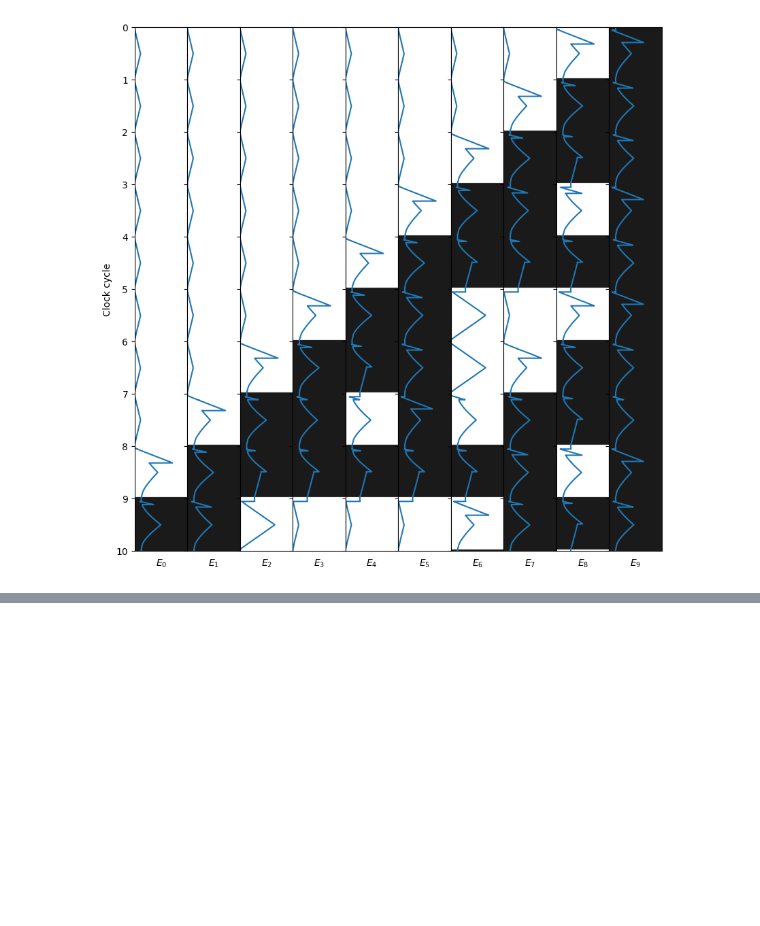
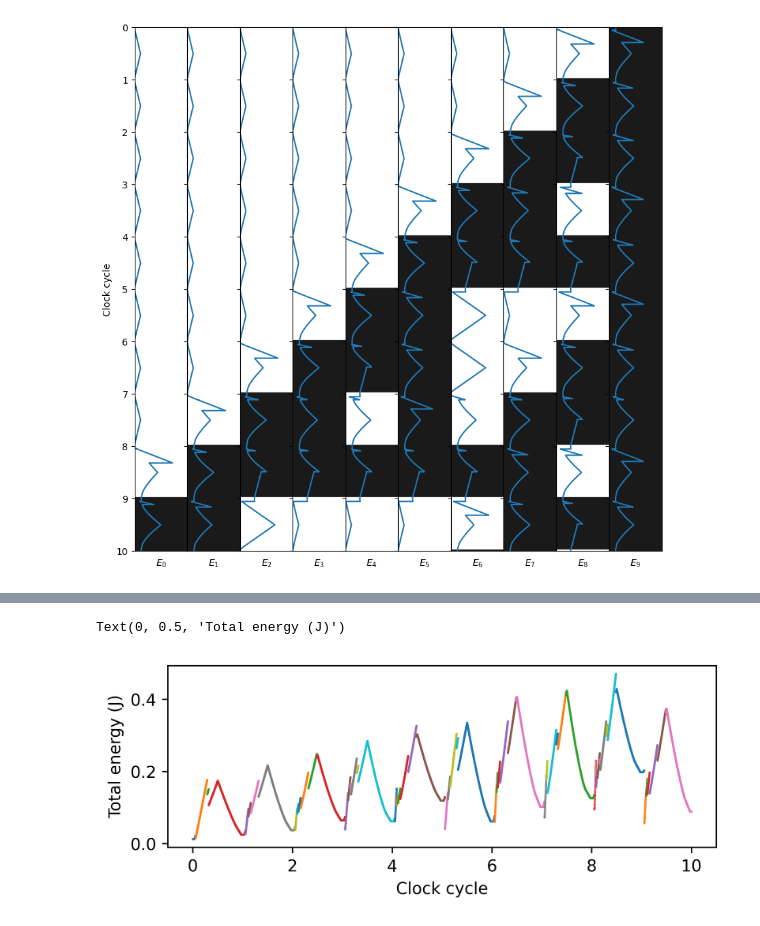
Before and after one commit to TheOneAndEoinlee/Thesis, a Jupyter notebook: Notebooks/PRBM_plotting_2.ipynb, the cells around one changed output, grey strips where cells are left out. Cells and saved outputs as stored; diff of their text form; code cells hidden in the pictures; blank space fills up the shorter version.

```diff
--- a/Notebooks/PRBM_plotting_2.ipynb
+++ b/Notebooks/PRBM_plotting_2.ipynb
@@ -158,0 +221,13 @@ ax.grid()
+# %%
+%matplotlib inline
+#plot segmented energy and displacement
+fig = plt.figure(figsize=(6,2),dpi=600)
+ax = plt.axes()
+for i in range(num_segments):
+    ax.scatter(segmented_time[i],segmented_energy[i],s=0.1)
+    # ax.plot(segmented_time[i],segmented_displacement[i],label='Segment {}'.format(i+1))
+ax.set_xlabel('Clock cycle')
+ax.set_ylabel('Total energy (J)')
+# %% [output]
+Text(0, 0.5, 'Total energy (J)')
+[figure, added]
```
Also changed, not shown: parts of 12 cells of this notebook, 24 other files.
